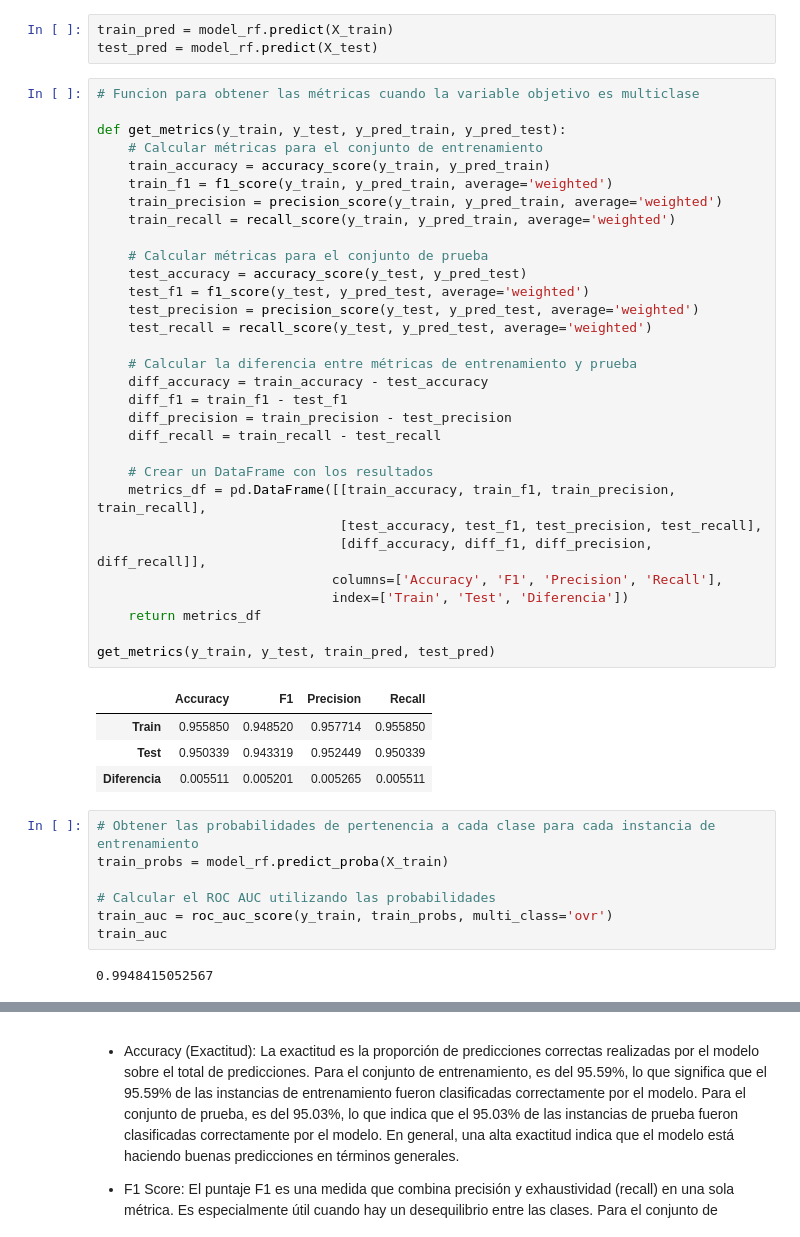
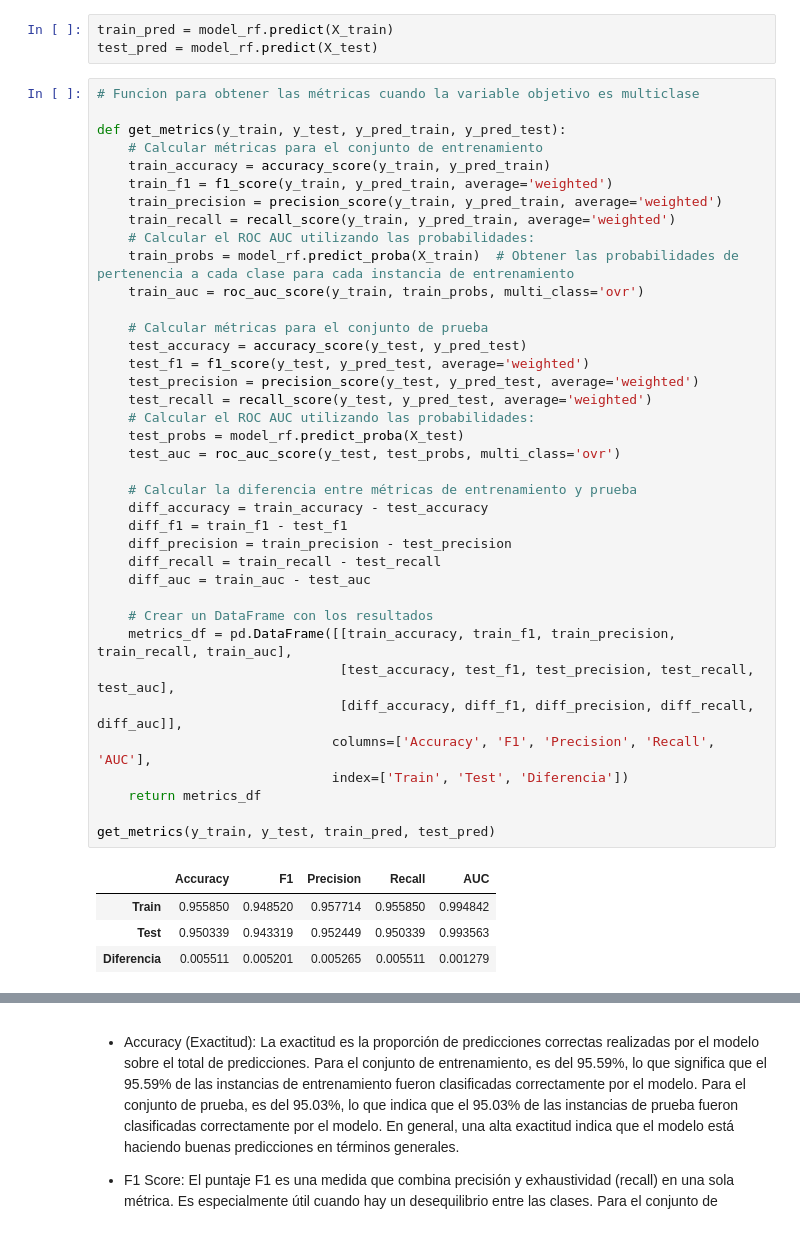
Before and after one commit to RmVa23/Unsupervised-Learning, a Jupyter notebook: src/explore.ipynb, the cells around one changed output, grey strips where cells are left out. Drawn from its saved outputs; the diff is of its cells as text.

```diff
--- a/src/explore.ipynb
+++ b/src/explore.ipynb
@@ -229,45 +417,43 @@ test_pred = model_rf.predict(X_test)
 # %%
 # Funcion para obtener las métricas cuando la variable objetivo es multiclase
 
 def get_metrics(y_train, y_test, y_pred_train, y_pred_test):
     # Calcular métricas para el conjunto de entrenamiento
     train_accuracy = accuracy_score(y_train, y_pred_train)
     train_f1 = f1_score(y_train, y_pred_train, average='weighted')
     train_precision = precision_score(y_train, y_pred_train, average='weighted')
     train_recall = recall_score(y_train, y_pred_train, average='weighted')
+    # Calcular el ROC AUC utilizando las probabilidades:
+    train_probs = model_rf.predict_proba(X_train)  # Obtener las probabilidades de pertenencia a cada clase para cada instancia de entrenamiento
+    train_auc = roc_auc_score(y_train, train_probs, multi_class='ovr')
 
     # Calcular métricas para el conjunto de prueba
     test_accuracy = accuracy_score(y_test, y_pred_test)
     test_f1 = f1_score(y_test, y_pred_test, average='weighted')
     test_precision = precision_score(y_test, y_pred_test, average='weighted')
     test_recall = recall_score(y_test, y_pred_test, average='weighted')
+    # Calcular el ROC AUC utilizando las probabilidades:
+    test_probs = model_rf.predict_proba(X_test)
+    test_auc = roc_auc_score(y_test, test_probs, multi_class='ovr')
 
     # Calcular la diferencia entre métricas de entrenamiento y prueba
     diff_accuracy = train_accuracy - test_accuracy
     diff_f1 = train_f1 - test_f1
     diff_precision = train_precision - test_precision
     diff_recall = train_recall - test_recall
+    diff_auc = train_auc - test_auc
 
     # Crear un DataFrame con los resultados
-    metrics_df = pd.DataFrame([[train_accuracy, train_f1, train_precision, train_recall],
-                               [test_accuracy, test_f1, test_precision, test_recall],
-                               [diff_accuracy, diff_f1, diff_precision, diff_recall]],
-                              columns=['Accuracy', 'F1', 'Precision', 'Recall'],
+    metrics_df = pd.DataFrame([[train_accuracy, train_f1, train_precision, train_recall, train_auc],
+                               [test_accuracy, test_f1, test_precision, test_recall, test_auc],
+                               [diff_accuracy, diff_f1, diff_precision, diff_recall, diff_auc]],
+                              columns=['Accuracy', 'F1', 'Precision', 'Recall', 'AUC'],
                               index=['Train', 'Test', 'Diferencia'])
     return metrics_df
 
 get_metrics(y_train, y_test, train_pred, test_pred)
 # %% [output]
-|  | Accuracy | F1 | Precision | Recall |
-| Train | 0.955850 | 0.948520 | 0.957714 | 0.955850 |
-| Test | 0.950339 | 0.943319 | 0.952449 | 0.950339 |
-| Diferencia | 0.005511 | 0.005201 | 0.005265 | 0.005511 |
+|  | Accuracy | F1 | Precision | Recall | AUC |
+| Train | 0.955850 | 0.948520 | 0.957714 | 0.955850 | 0.994842 |
+| Test | 0.950339 | 0.943319 | 0.952449 | 0.950339 | 0.993563 |
+| Diferencia | 0.005511 | 0.005201 | 0.005265 | 0.005511 | 0.001279 |
-# %%
-# Obtener las probabilidades de pertenencia a cada clase para cada instancia de entrenamiento
-train_probs = model_rf.predict_proba(X_train)
-
-# Calcular el ROC AUC utilizando las probabilidades
-train_auc = roc_auc_score(y_train, train_probs, multi_class='ovr')
-train_auc
-# %% [output]
-0.9948415052567
```
Also changed, not shown: parts of 19 cells of this notebook.
